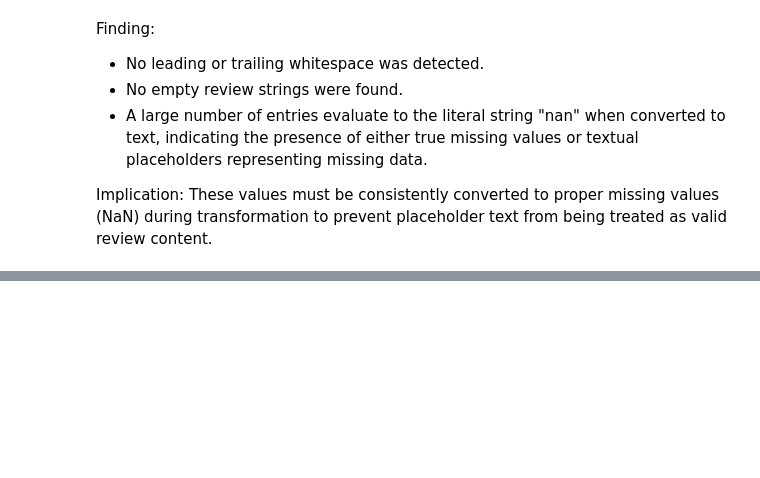
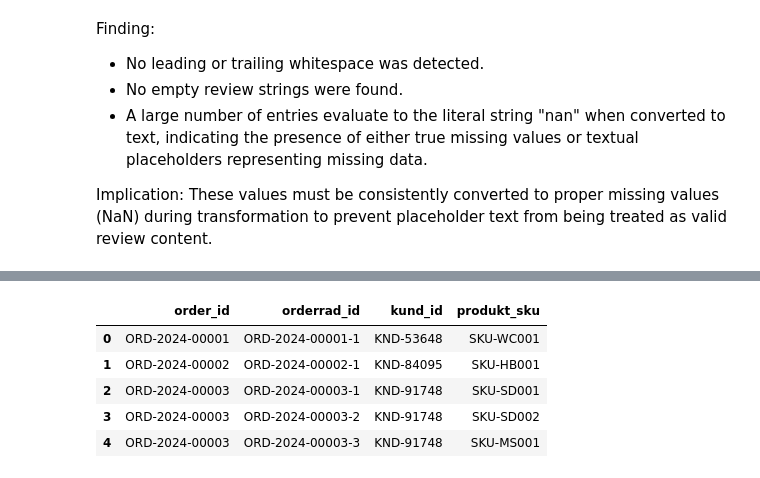
Before and after one commit to zinahalqeji/nordtech_etl_project, a Jupyter notebook: notebooks/01_eda.ipynb, the cells around one changed output, grey strips where cells are left out. Drawn from its saved outputs; the diff is of its cells as text; code cells hidden in the pictures; blank space fills up the shorter version.

Commit message:
done with cleaning ID_EDA

```diff
--- a/notebooks/01_eda.ipynb
+++ b/notebooks/01_eda.ipynb
@@ -448,0 +438,9 @@ np.int64(1412)
+# %%
+id_cols = ["order_id", "orderrad_id", "kund_id", "produkt_sku"]
+
+for col in id_cols:
+    if col in df.columns:
+        print(f"\nColumn: {col}")
+        print("  Missing values:", df[col].isna().sum())
+        print("  Unique values:", df[col].nunique())
+        print("  Sample values:", df[col].astype(str).unique()[:15])
@@ -448,0 +476,18 @@ np.int64(1412)
+# %%
+def clean_id_columns(df: pd.DataFrame) -> pd.DataFrame:
+    df_cleaned = df.copy()
+    id_cols = ["order_id", "orderrad_id", "kund_id", "produkt_sku"]
+    for col in id_cols:
+        if col in df_cleaned.columns:
+            df_cleaned[col] = df_cleaned[col].astype(str).str.strip()
+
+    return df_cleaned
+df_clean = clean_id_columns(df)
+df_clean[id_cols].head()
+# %% [output]
+|  | order_id | orderrad_id | kund_id | produkt_sku |
+| 0 | ORD-2024-00001 | ORD-2024-00001-1 | KND-53648 | SKU-WC001 |
+| 1 | ORD-2024-00002 | ORD-2024-00002-1 | KND-84095 | SKU-HB001 |
+| 2 | ORD-2024-00003 | ORD-2024-00003-1 | KND-91748 | SKU-SD001 |
+| 3 | ORD-2024-00003 | ORD-2024-00003-2 | KND-91748 | SKU-SD002 |
+| 4 | ORD-2024-00003 | ORD-2024-00003-3 | KND-91748 | SKU-MS001 |
```
Also changed, not shown: parts of 4 cells of this notebook, 1 other file.
